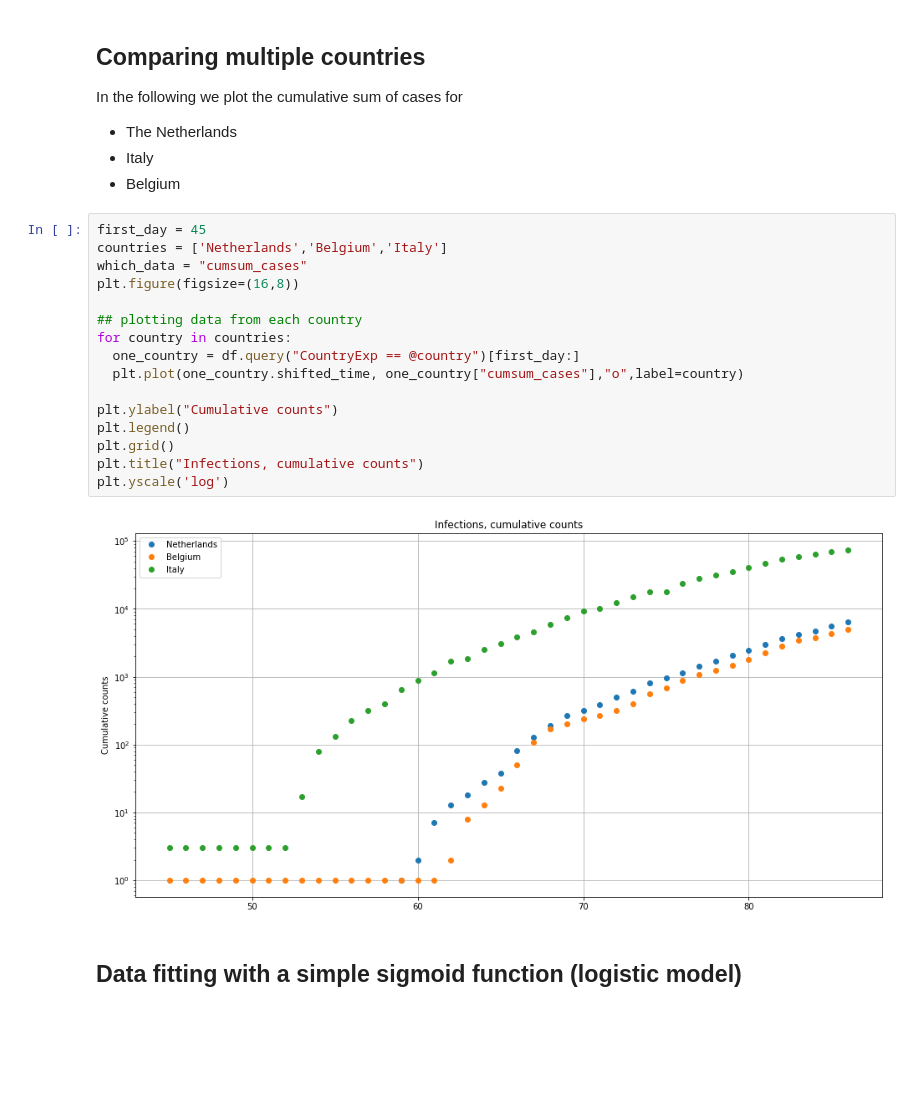
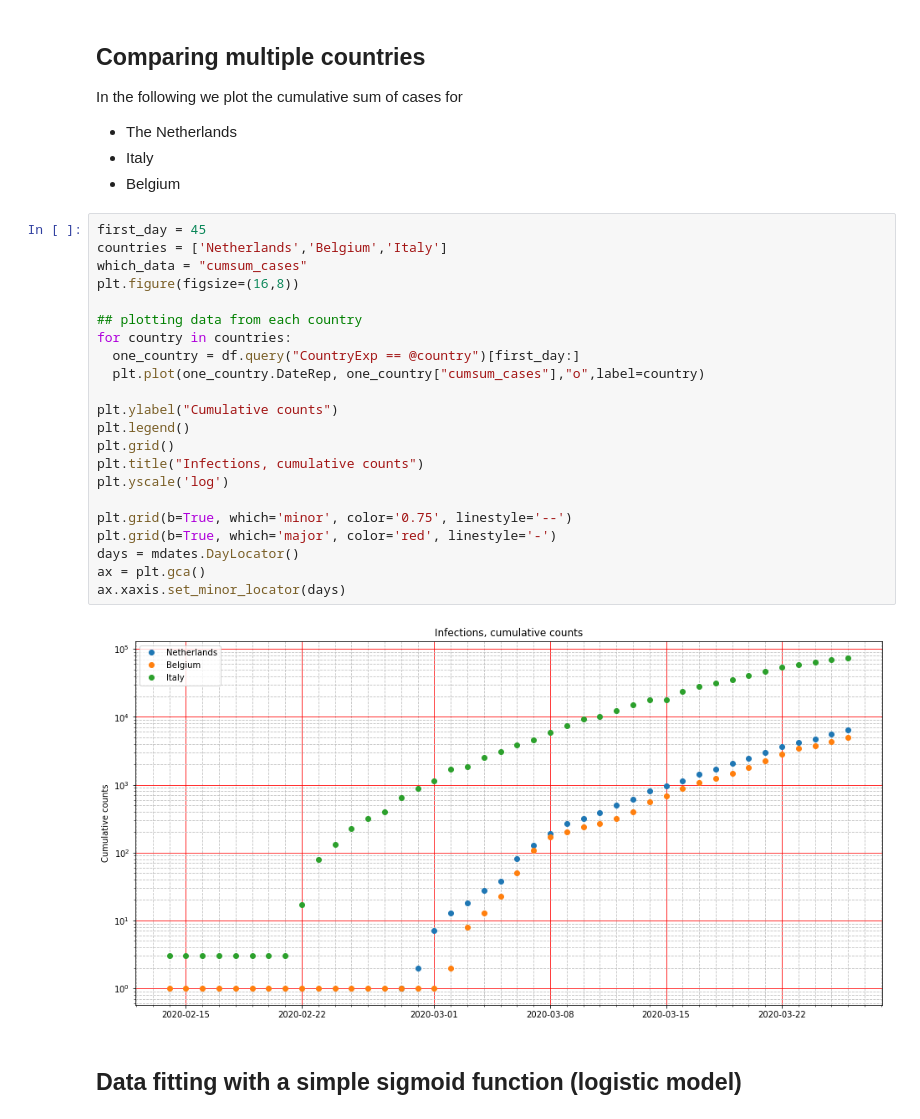
Before and after one commit to acorbe/covid19-analytics-NL-EU, a Jupyter notebook: Corona_stats.ipynb, the cells around one changed output. Drawn from its saved outputs; the diff is of its cells as text; blank space fills up the shorter version.

```diff
--- a/Corona_stats.ipynb
+++ b/Corona_stats.ipynb
@@ -127,21 +127,27 @@ In the following we plot the cumulative sum of cases for
 # %%
 first_day = 45
 countries = ['Netherlands','Belgium','Italy']
 which_data = "cumsum_cases"
 plt.figure(figsize=(16,8))
 
 ## plotting data from each country
 for country in countries:
   one_country = df.query("CountryExp == @country")[first_day:]
-  plt.plot(one_country.shifted_time, one_country["cumsum_cases"],"o",label=country)
+  plt.plot(one_country.DateRep, one_country["cumsum_cases"],"o",label=country)
 
 plt.ylabel("Cumulative counts")
 plt.legend()
 plt.grid()
 plt.title("Infections, cumulative counts")
 plt.yscale('log')
+
+plt.grid(b=True, which='minor', color='0.75', linestyle='--')
+plt.grid(b=True, which='major', color='red', linestyle='-')
+days = mdates.DayLocator()
+ax = plt.gca()
+ax.xaxis.set_minor_locator(days)
 # %% [output]
-[figure, old version]
+[figure, new version]
 # %% [markdown]
 ## Data fitting with a simple sigmoid function (logistic model)
 # %%
```
Also changed, not shown: parts of 1 cell of this notebook.
